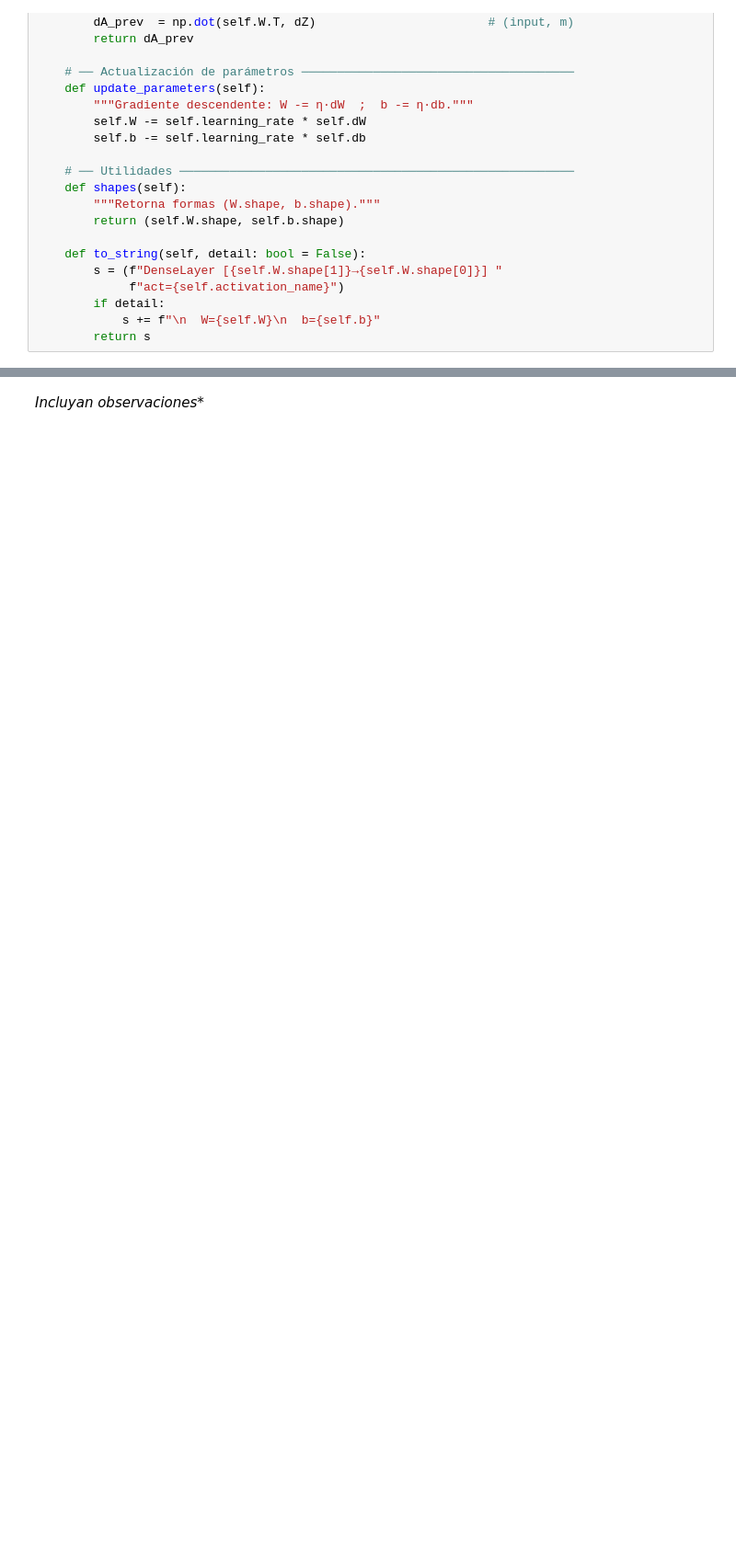
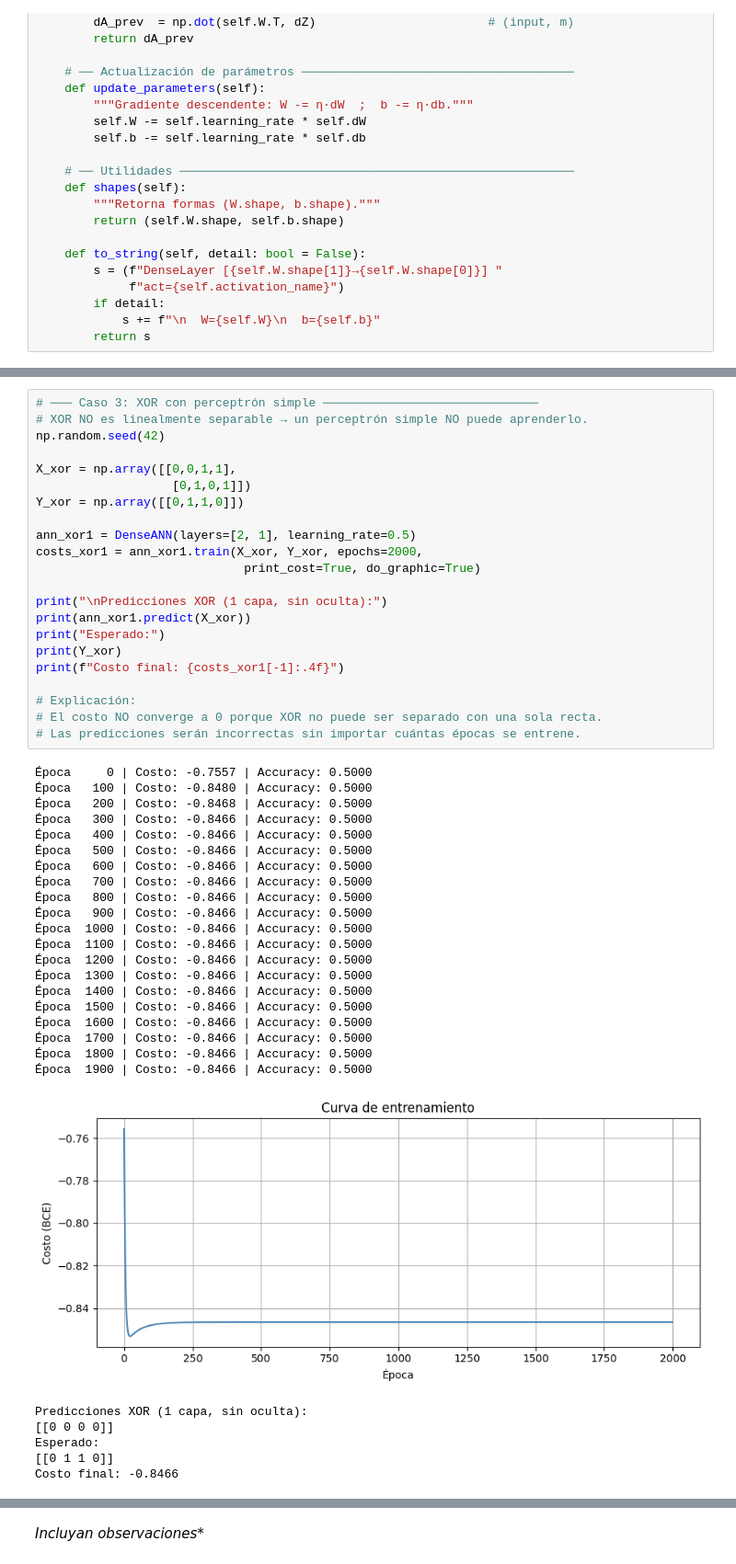
Before and after one commit to A1Daniel1/redesNeuronales, a Jupyter notebook: RN-lab-danielahumadal-juanneiraz.ipynb, the cells around one changed output, grey strips where cells are left out. Shown at 92% size. Drawn from its saved outputs; the diff is of its cells as text; blank space fills up the shorter version.

Commit message:
finalizado: lab de redes Neuronales

```diff
--- a/RN-lab-danielahumadal-juanneiraz.ipynb
+++ b/RN-lab-danielahumadal-juanneiraz.ipynb
@@ -594,0 +676,49 @@ class DenseLayer:
+# %%
+# ─── Caso 3: XOR con perceptrón simple ──────────────────────────────
+# XOR NO es linealmente separable → un perceptrón simple NO puede aprenderlo.
+np.random.seed(42)
+
+X_xor = np.array([[0,0,1,1],
+                   [0,1,0,1]])
+Y_xor = np.array([[0,1,1,0]])
+
+ann_xor1 = DenseANN(layers=[2, 1], learning_rate=0.5)
+costs_xor1 = ann_xor1.train(X_xor, Y_xor, epochs=2000,
+                             print_cost=True, do_graphic=True)
+
+print("\nPredicciones XOR (1 capa, sin oculta):")
+print(ann_xor1.predict(X_xor))
+print("Esperado:")
+print(Y_xor)
+print(f"Costo final: {costs_xor1[-1]:.4f}")
+
+# Explicación:
+# El costo NO converge a 0 porque XOR no puede ser separado con una sola recta.
+# Las predicciones serán incorrectas sin importar cuántas épocas se entrene.
+# %% [output]
+Época     0 | Costo: -0.7557 | Accuracy: 0.5000
+Época   100 | Costo: -0.8480 | Accuracy: 0.5000
+Época   200 | Costo: -0.8468 | Accuracy: 0.5000
+Época   300 | Costo: -0.8466 | Accuracy: 0.5000
+Época   400 | Costo: -0.8466 | Accuracy: 0.5000
+Época   500 | Costo: -0.8466 | Accuracy: 0.5000
+Época   600 | Costo: -0.8466 | Accuracy: 0.5000
+Época   700 | Costo: -0.8466 | Accuracy: 0.5000
+Época   800 | Costo: -0.8466 | Accuracy: 0.5000
+Época   900 | Costo: -0.8466 | Accuracy: 0.5000
+Época  1000 | Costo: -0.8466 | Accuracy: 0.5000
+Época  1100 | Costo: -0.8466 | Accuracy: 0.5000
+Época  1200 | Costo: -0.8466 | Accuracy: 0.5000
+Época  1300 | Costo: -0.8466 | Accuracy: 0.5000
+Época  1400 | Costo: -0.8466 | Accuracy: 0.5000
+Época  1500 | Costo: -0.8466 | Accuracy: 0.5000
+Época  1600 | Costo: -0.8466 | Accuracy: 0.5000
+Época  1700 | Costo: -0.8466 | Accuracy: 0.5000
+Época  1800 | Costo: -0.8466 | Accuracy: 0.5000
+Época  1900 | Costo: -0.8466 | Accuracy: 0.5000
+[figure, added]
+Predicciones XOR (1 capa, sin oculta):
+[[0 0 0 0]]
+Esperado:
+[[0 1 1 0]]
+Costo final: -0.8466
```
Also changed, not shown: parts of 31 cells of this notebook, 1 other file.
